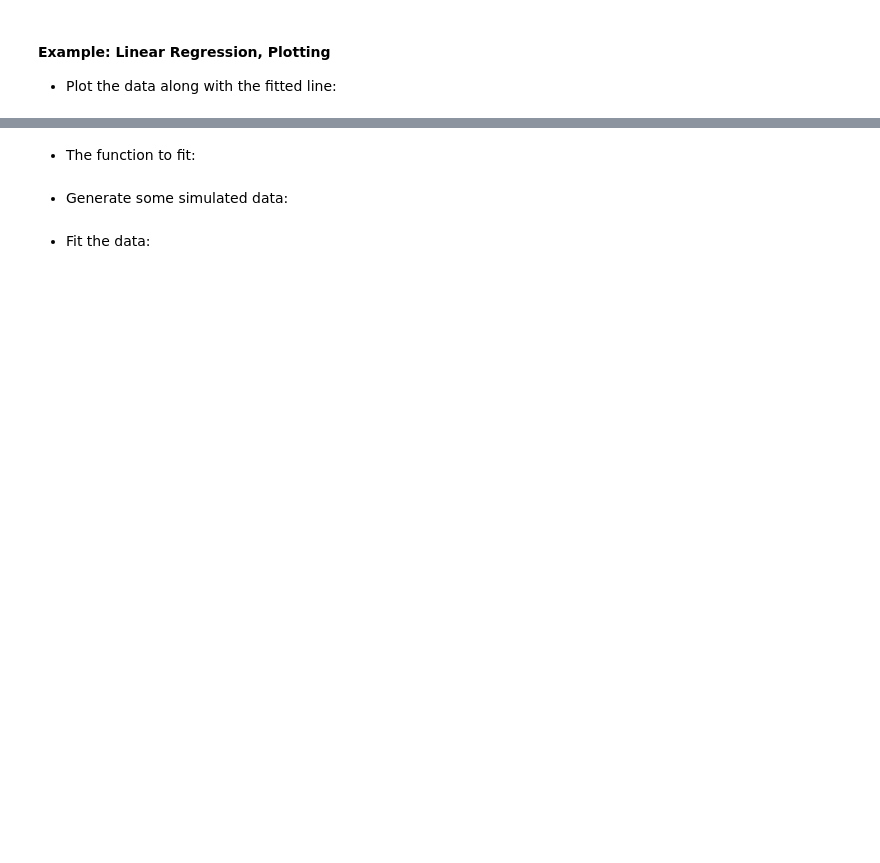
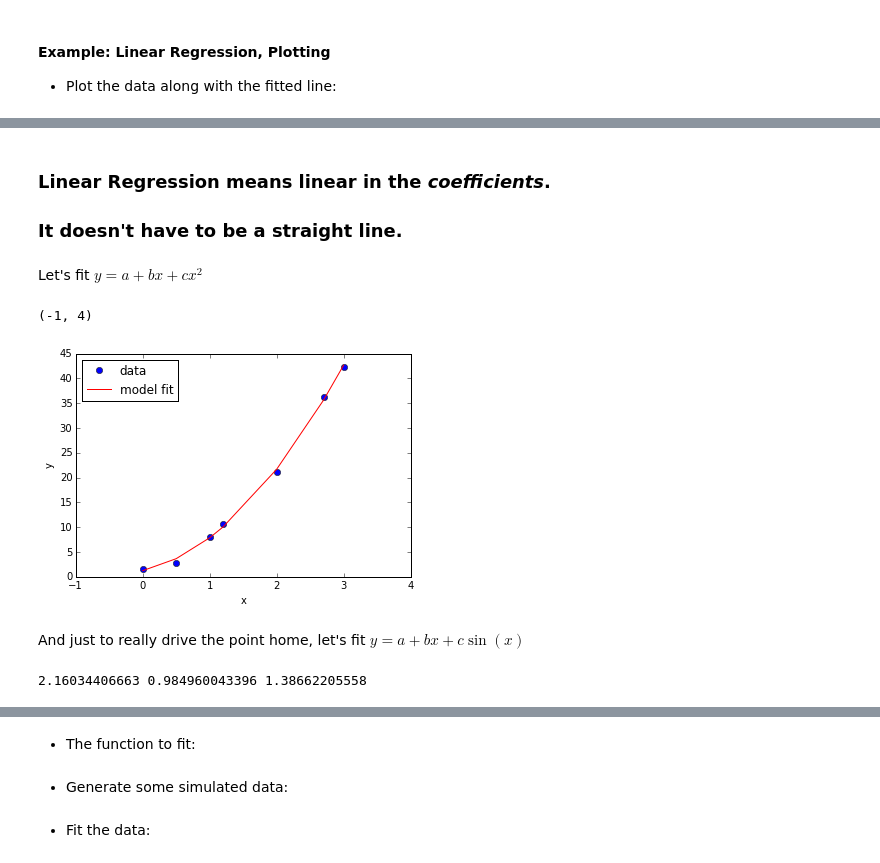
Before and after one commit to pitt1321/lectures, a Jupyter notebook: week_06/week_06.ipynb, the cells around one changed output, grey strips where cells are left out. Cells and saved outputs as stored; diff of their text form; code cells hidden in the pictures; blank space fills up the shorter version.

Commit message:
Corrected linear vs. nonlinear fitting discussion.

```diff
--- a/week_06/week_06.ipynb
+++ b/week_06/week_06.ipynb
@@ -318,0 +316,16 @@ plt.ylim(-2,3)
+# %% [markdown]
+### Linear Regression means linear in the *coefficients*.
+### It doesn't have to be a straight line.
+# %% [markdown]
+Let's fit $y = a + b x + c x^2$
+# %%
+import numpy as np
+x = np.array([0, 0.5, 1, 1.2, 2, 2.7, 3])
+(a, b, c) = (1.5, 2, 4)
+y = np.polyval([c,b,a], x)  # polyval expects coefficients from largest to smallest power of x
+# Add some noise
+(mu, sigma) = (0, 1)
+y += np.random.normal(mu, sigma, size=len(x))
+# %%
+A = np.column_stack([x**2, x, np.ones(len(x))])
+(fit_c, fit_b, fit_a) = np.linalg.lstsq(A, y)[0]
@@ -318,0 +335,14 @@ plt.ylim(-2,3)
+# %%
+fit_y = np.polyval([fit_c, fit_b, fit_a], x)
+plt.plot(x,     y, linestyle='' , marker='o', color='blue', label='data')
+plt.plot(x, fit_y, linestyle='-', color='red', label='model fit')
+plt.xlabel('x')
+plt.ylabel('y')
+plt.legend(numpoints=1, loc='upper left')
+plt.xlim(-1,4)
+# plt.ylim(-2,3)
+# %% [output]
+(-1, 4)
+[figure, added]
+# %% [markdown]
+And just to really drive the point home, let's fit $y = a + b x + c \sin(x)$
@@ -318,0 +360,6 @@ plt.ylim(-2,3)
+# %%
+A = np.column_stack([np.sin(x), x, np.ones(len(x))])
+(fit_c, fit_b, fit_a) = np.linalg.lstsq(A, y)[0]
+print(fit_c, fit_b, fit_a)
+# %% [output]
+2.16034406663 0.984960043396 1.38662205558
```
Also changed, not shown: parts of 15 cells of this notebook.
